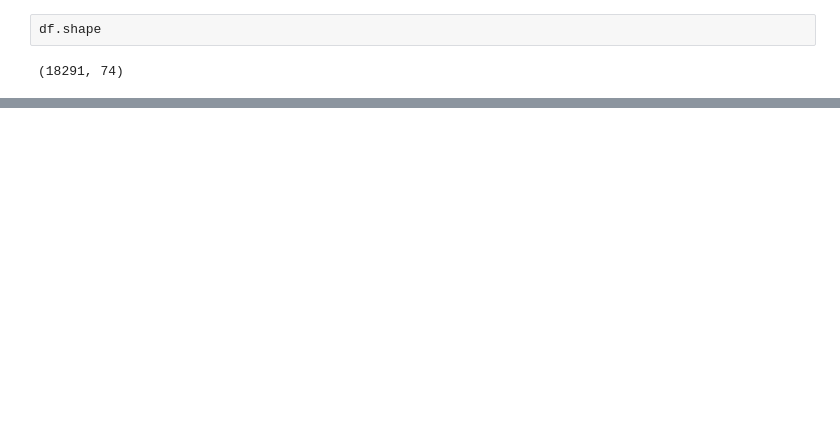
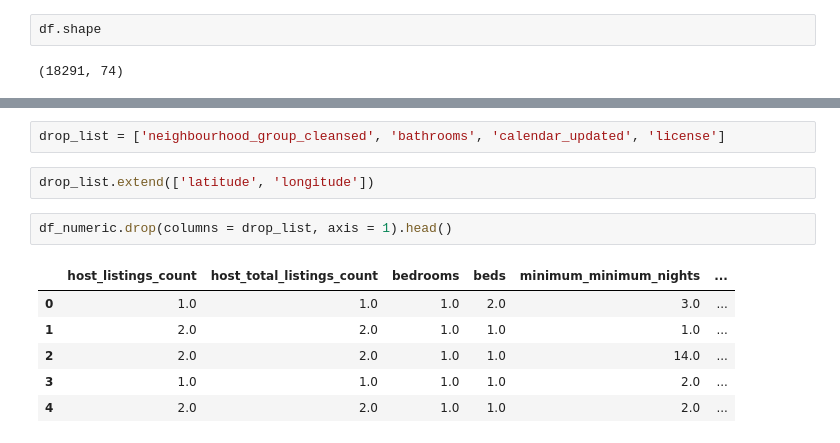
Before and after one commit to vedantbhatnagar/airbnb, a Jupyter notebook: data_analysis.ipynb, the cells around one changed output, grey strips where cells are left out. Saved outputs shown, nothing was run; the diff lists cells and outputs as text; blank space fills up the shorter version.

```diff
--- a/data_analysis.ipynb
+++ b/data_analysis.ipynb
@@ -39,0 +67,13 @@ df.shape
+# %%
+drop_list = ['neighbourhood_group_cleansed', 'bathrooms', 'calendar_updated', 'license']
+# %%
+drop_list.extend(['latitude', 'longitude'])
+# %%
+df_numeric.drop(columns = drop_list, axis = 1).head()
+# %% [output]
+|  | host_listings_count | host_total_listings_count | bedrooms | beds | minimum_minimum_nights | ... |
+| 0 | 1.0 | 1.0 | 1.0 | 2.0 | 3.0 | ... |
+| 1 | 2.0 | 2.0 | 1.0 | 1.0 | 1.0 | ... |
+| 2 | 2.0 | 2.0 | 1.0 | 1.0 | 14.0 | ... |
+| 3 | 1.0 | 1.0 | 1.0 | 1.0 | 2.0 | ... |
+| 4 | 2.0 | 2.0 | 1.0 | 1.0 | 2.0 | ... |
```
Also changed, not shown: parts of 10 cells of this notebook.
